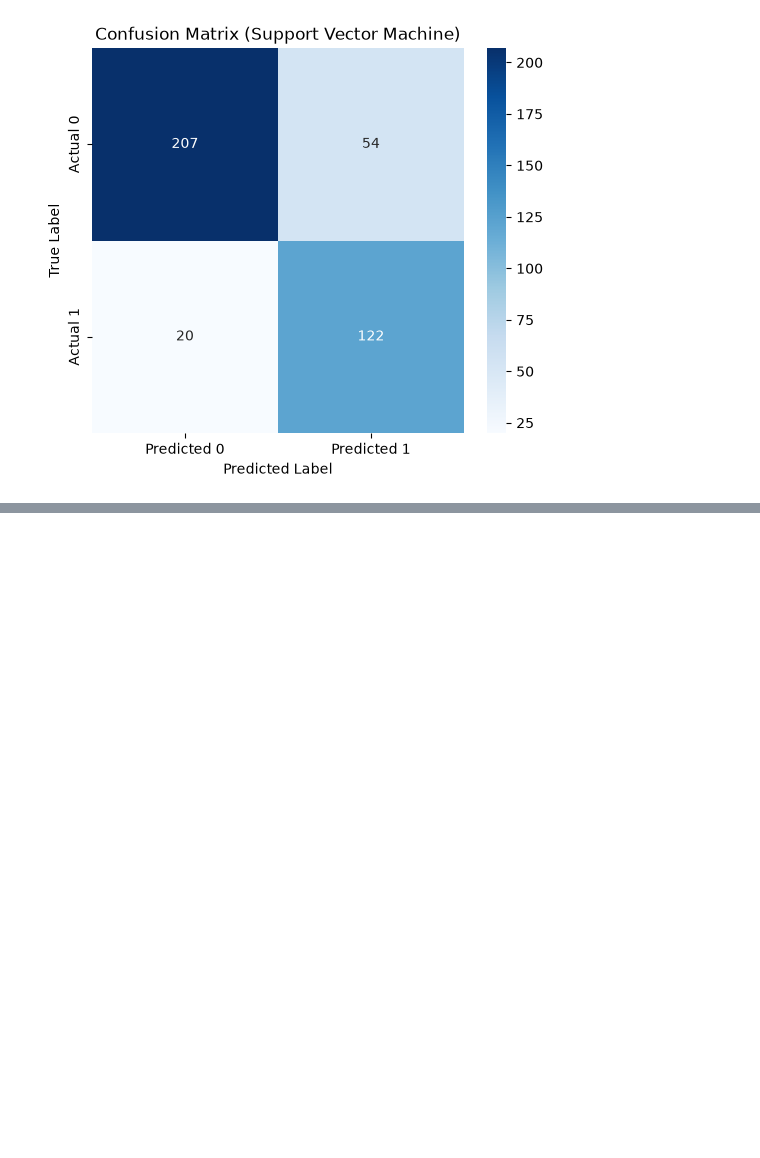
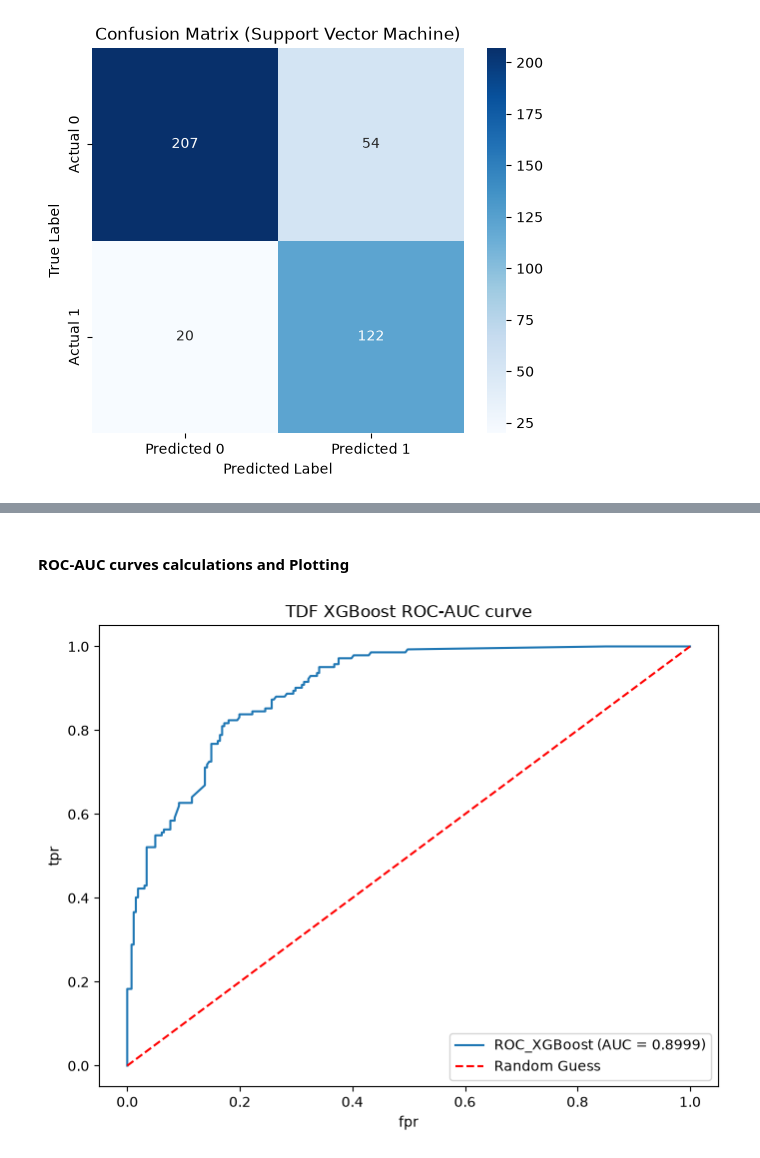
Before and after one commit to NoelOkumu/Eneza-Data-Science-Residential-training-2026, a Jupyter notebook: Day1/mutatio_profile1.ipynb, the cells around one changed output, grey strips where cells are left out. Cells and saved outputs as stored; diff of their text form; code cells hidden in the pictures; blank space fills up the shorter version.

```diff
--- a/Day1/mutatio_profile1.ipynb
+++ b/Day1/mutatio_profile1.ipynb
@@ -1740,0 +1912,24 @@ plt.show()
+# %% [markdown]
+#### ROC-AUC curves calculations and Plotting
+# %%
+## Import required libraries
+from sklearn.metrics import roc_curve, auc
+
+## Generate y_xgb_scores
+y_xgb_scores = xgb_model.predict_proba(X_test_array)[:,1]
+
+##Fill parameters
+fpr, tpr, _ = roc_curve(y_test, y_xgb_scores)
+roc_auc_score = auc(fpr, tpr)
+
+## Plot roc_auc curves
+plt.figure(figsize=(8,6))
+plt.plot(fpr, tpr, label=f"ROC_XGBoost (AUC = {roc_auc_score:.4f})")
+plt.plot([0,1],[0,1],"r--", label="Random Guess")
+plt.xlabel("fpr")
+plt.ylabel("tpr")
+plt.title("TDF XGBoost ROC-AUC curve")
+plt.legend()
+plt.show()
+# %% [output]
+[figure, added]
```
Also changed, not shown: parts of 18 cells of this notebook.
